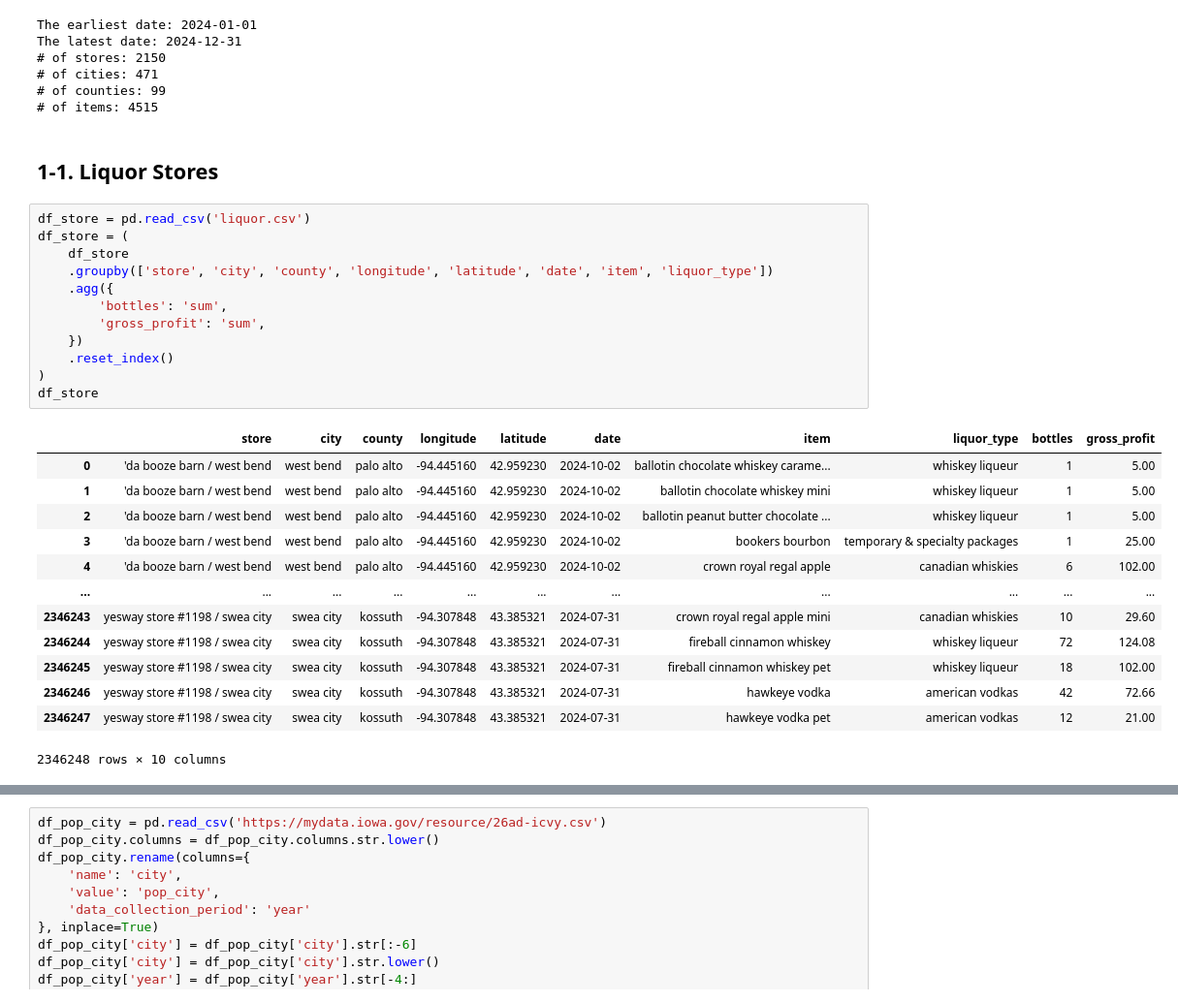
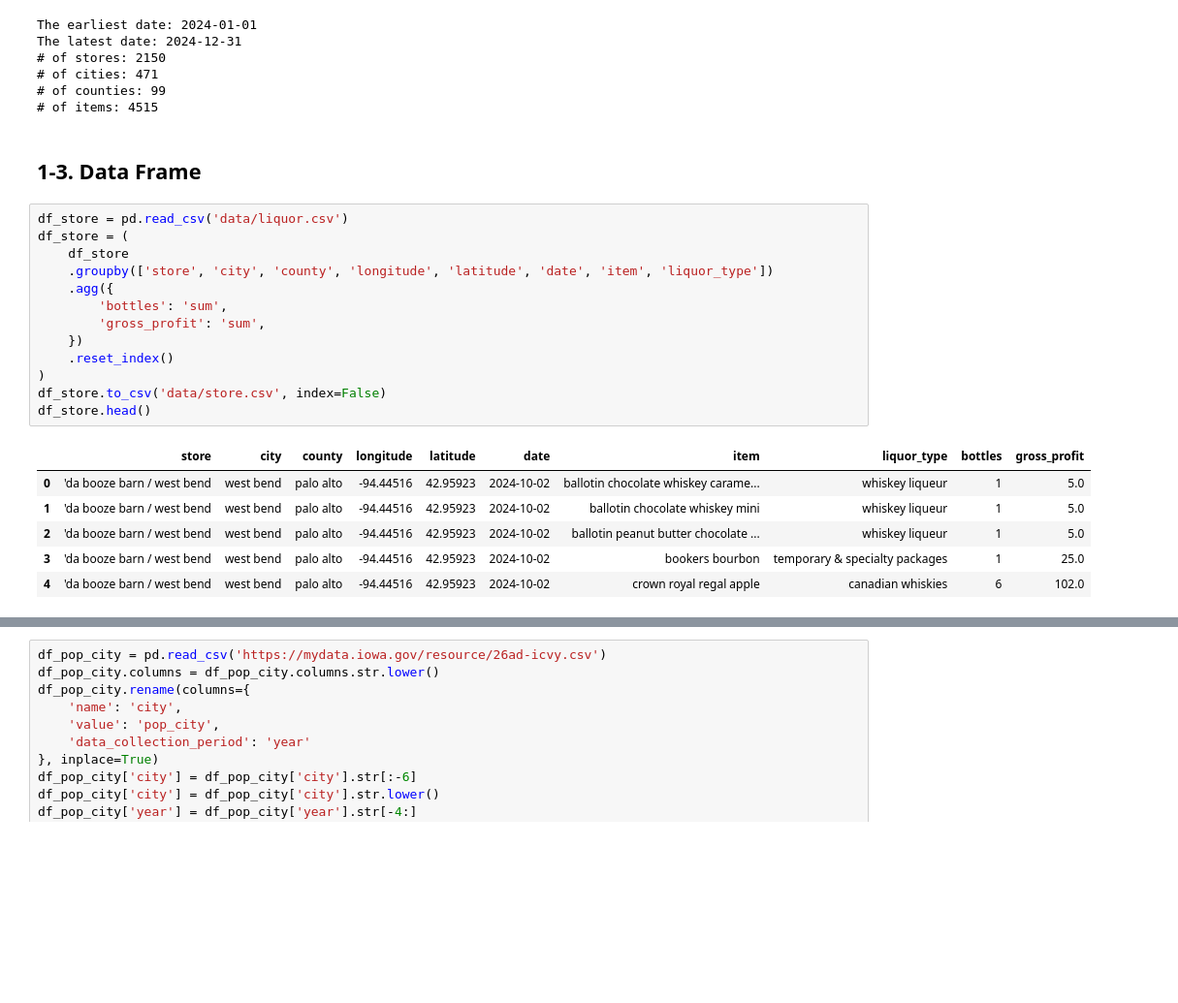
Before and after one commit to advanced-computing/fred-naga-lab2, a Jupyter notebook: iowa_liquor_naga.ipynb, the cells around one changed output, grey strips where cells are left out. Shown at 97% size. Saved outputs shown, nothing was run; the diff lists cells and outputs as text; blank space fills up the shorter version.

```diff
--- a/iowa_liquor_naga.ipynb
+++ b/iowa_liquor_naga.ipynb
@@ -77,31 +81,25 @@ The latest date: 2024-12-31
 # of cities: 471
 # of counties: 99
 # of items: 4515
-# %% [markdown]
-## 1-1. Liquor Stores
+# %% [markdown]
+## 1-3. Data Frame
 # %%
-df_store = pd.read_csv('liquor.csv')
+df_store = pd.read_csv('data/liquor.csv')
 df_store = (
     df_store
     .groupby(['store', 'city', 'county', 'longitude', 'latitude', 'date', 'item', 'liquor_type'])
     .agg({
         'bottles': 'sum',
         'gross_profit': 'sum',
     })
     .reset_index()
 )
-df_store
+df_store.to_csv('data/store.csv', index=False)
+df_store.head()
 # %% [output]
 |  | store | city | county | longitude | latitude | date | item | liquor_type | bottles | gross_profit |
-| 0 | 'da booze barn / west bend | west bend | palo alto | -94.445160 | 42.959230 | 2024-10-02 | ballotin chocolate whiskey carame... | whiskey liqueur | 1 | 5.00 |
-| 1 | 'da booze barn / west bend | west bend | palo alto | -94.445160 | 42.959230 | 2024-10-02 | ballotin chocolate whiskey mini | whiskey liqueur | 1 | 5.00 |
-| 2 | 'da booze barn / west bend | west bend | palo alto | -94.445160 | 42.959230 | 2024-10-02 | ballotin peanut butter chocolate ... | whiskey liqueur | 1 | 5.00 |
-| 3 | 'da booze barn / west bend | west bend | palo alto | -94.445160 | 42.959230 | 2024-10-02 | bookers bourbon | temporary & specialty packages | 1 | 25.00 |
-| 4 | 'da booze barn / west bend | west bend | palo alto | -94.445160 | 42.959230 | 2024-10-02 | crown royal regal apple | canadian whiskies | 6 | 102.00 |
-| ... | ... | ... | ... | ... | ... | ... | ... | ... | ... | ... |
-| 2346243 | yesway store #1198 / swea city | swea city | kossuth | -94.307848 | 43.385321 | 2024-07-31 | crown royal regal apple mini | canadian whiskies | 10 | 29.60 |
-| 2346244 | yesway store #1198 / swea city | swea city | kossuth | -94.307848 | 43.385321 | 2024-07-31 | fireball cinnamon whiskey | whiskey liqueur | 72 | 124.08 |
-| 2346245 | yesway store #1198 / swea city | swea city | kossuth | -94.307848 | 43.385321 | 2024-07-31 | fireball cinnamon whiskey pet | whiskey liqueur | 18 | 102.00 |
-| 2346246 | yesway store #1198 / swea city | swea city | kossuth | -94.307848 | 43.385321 | 2024-07-31 | hawkeye vodka | american vodkas | 42 | 72.66 |
-| 2346247 | yesway store #1198 / swea city | swea city | kossuth | -94.307848 | 43.385321 | 2024-07-31 | hawkeye vodka pet | american vodkas | 12 | 21.00 |
+| 0 | 'da booze barn / west bend | west bend | palo alto | -94.44516 | 42.95923 | 2024-10-02 | ballotin chocolate whiskey carame... | whiskey liqueur | 1 | 5.0 |
+| 1 | 'da booze barn / west bend | west bend | palo alto | -94.44516 | 42.95923 | 2024-10-02 | ballotin chocolate whiskey mini | whiskey liqueur | 1 | 5.0 |
+| 2 | 'da booze barn / west bend | west bend | palo alto | -94.44516 | 42.95923 | 2024-10-02 | ballotin peanut butter chocolate ... | whiskey liqueur | 1 | 5.0 |
+| 3 | 'da booze barn / west bend | west bend | palo alto | -94.44516 | 42.95923 | 2024-10-02 | bookers bourbon | temporary & specialty packages | 1 | 25.0 |
+| 4 | 'da booze barn / west bend | west bend | palo alto | -94.44516 | 42.95923 | 2024-10-02 | crown royal regal apple | canadian whiskies | 6 | 102.0 |
-2346248 rows × 10 columns
```
Also changed, not shown: parts of 42 cells of this notebook, 8 other files.
